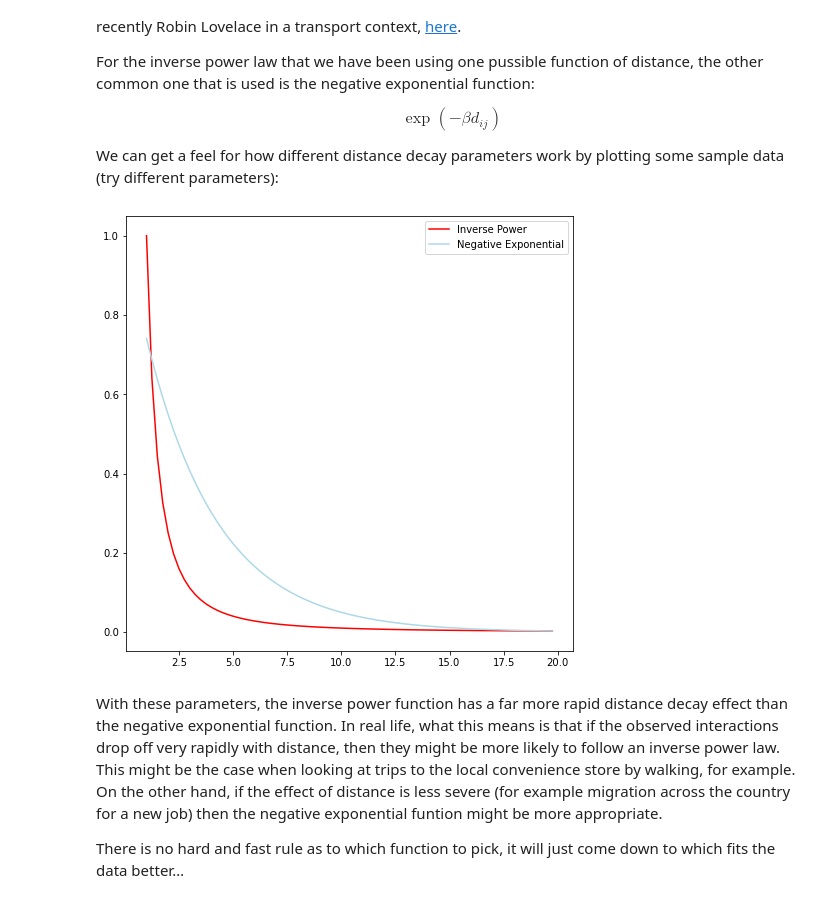
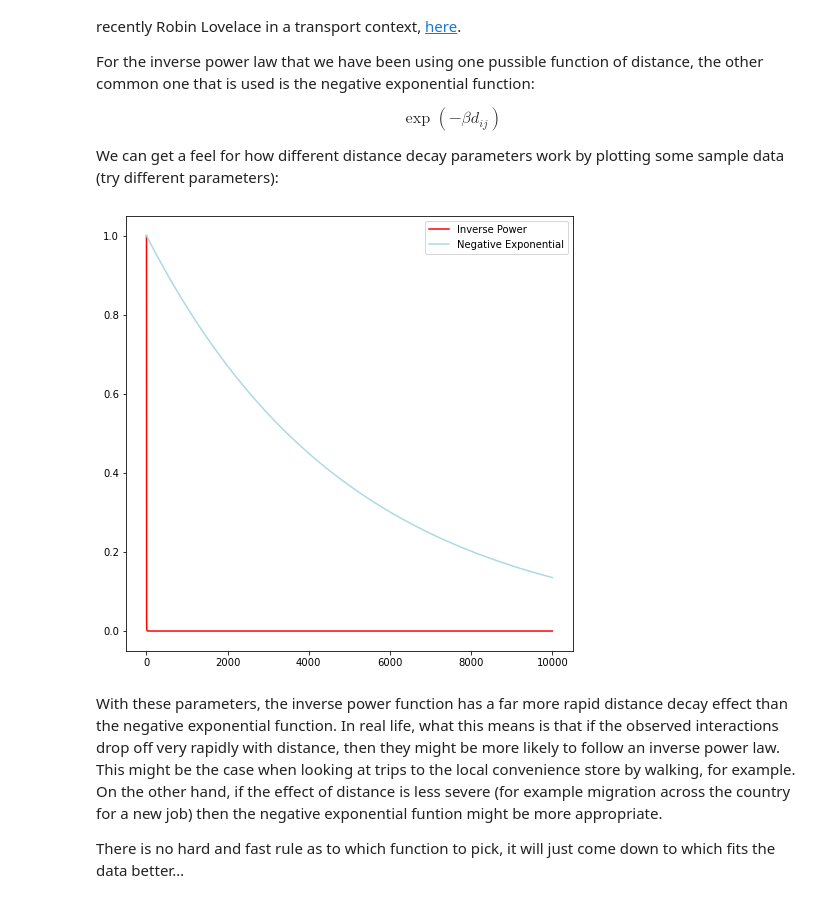
Before and after one commit to PhilipDW183/SIM_urbansim, a Jupyter notebook: Urban_sim_prac3.ipynb, the cells around one changed output. Cells and saved outputs as stored; diff of their text form; code cells hidden in the pictures.

```diff
--- a/Urban_sim_prac3.ipynb
+++ b/Urban_sim_prac3.ipynb
@@ -216,20 +216,20 @@ We can get a feel for how different distance decay parameters work by plotting s
 # %%
 # Now let's consider some model tweaks.
 # Starting with distance decay.
 # Let's graph so distance decay parameters to get a feel for how they work.
-xs = np.arange(1.0,20.0,0.25)
+xs = np.arange(1.0,10000.0,0.25)
 # inverse square power
-y_inv_power = np.power(xs,-2)
+y_inv_power = np.power(xs,-2.4945)
 # negative exponential, beta = 0.3
-y_neg_exp_point3 = np.exp(-0.3*xs)
+y_neg_exp_point3 = np.exp(-0.0002*xs)
 
 # Now a plot.
 f, ax = plt.subplots(figsize=(8,8))
 ax.plot(xs,y_inv_power, label = "Inverse Power", color = "red")
 ax.plot(xs,y_neg_exp_point3, label = 'Negative Exponential', color = "lightblue")
 ax.legend();
 # %% [output]
-[figure, old version]
+[figure, new version]
 # %% [markdown]
 With these parameters, the inverse power function has a far more rapid distance decay effect than the negative exponential function. In real life, what this means is that if the observed interactions drop off very rapidly with distance, then they might be more likely to follow an inverse power law. This might be the case when looking at trips to the local convenience store by walking, for example. On the other hand, if the effect of distance is less severe (for example migration across the country for a new job) then the negative exponential funtion might be more appropriate.
 
```
Also changed, not shown: parts of 7 cells of this notebook.
